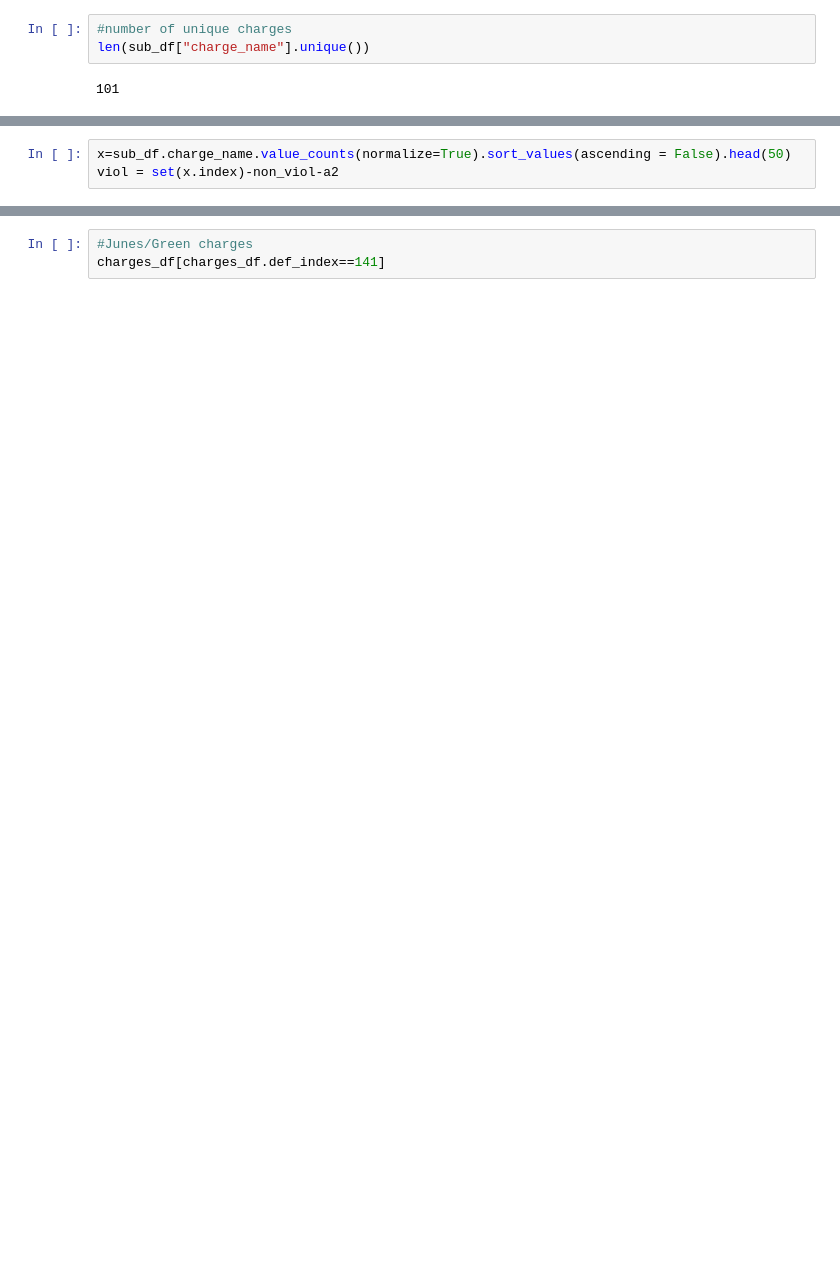
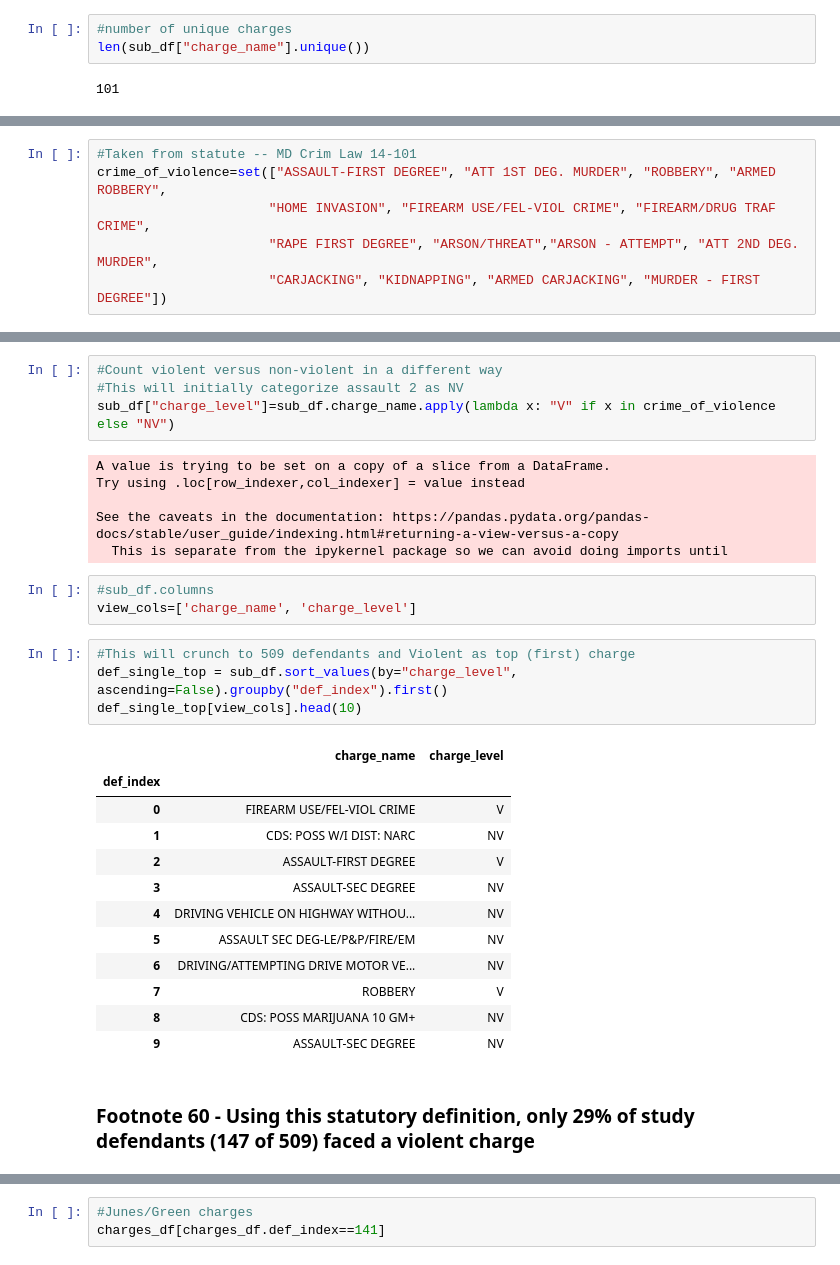
Before and after one commit to Colinstarger/Butterfly_in_COVID_Spring22, a Jupyter notebook: Black_Butterfly_Sp22_public.ipynb, the cells around one changed output, grey strips where cells are left out. Drawn from its saved outputs; the diff is of its cells as text; blank space fills up the shorter version.

```diff
--- a/Black_Butterfly_Sp22_public.ipynb
+++ b/Black_Butterfly_Sp22_public.ipynb
@@ -638,3 +676,0 @@ a2=set(['ASSAULT-SEC DEGREE'])
-# %%
-x=sub_df.charge_name.value_counts(normalize=True).sort_values(ascending = False).head(50)
-viol = set(x.index)-non_viol-a2
@@ -703,0 +679,6 @@ sub_df.charge_name.value_counts(normalize=True).sort_values(ascending = False).h
+# %%
+#Taken from statute -- MD Crim Law 14-101
+crime_of_violence=set(["ASSAULT-FIRST DEGREE", "ATT 1ST DEG. MURDER", "ROBBERY", "ARMED ROBBERY",
+                      "HOME INVASION", "FIREARM USE/FEL-VIOL CRIME", "FIREARM/DRUG TRAF CRIME",
+                      "RAPE FIRST DEGREE", "ARSON/THREAT","ARSON - ATTEMPT", "ATT 2ND DEG. MURDER",
+                      "CARJACKING", "KIDNAPPING", "ARMED CARJACKING", "MURDER - FIRST DEGREE"])
@@ -703,0 +697,32 @@ sub_df.charge_name.value_counts(normalize=True).sort_values(ascending = False).h
+# %%
+#Count violent versus non-violent in a different way
+#This will initially categorize assault 2 as NV
+sub_df["charge_level"]=sub_df.charge_name.apply(lambda x: "V" if x in crime_of_violence else "NV")
+# %% [output]
+A value is trying to be set on a copy of a slice from a DataFrame.
+Try using .loc[row_indexer,col_indexer] = value instead
+
+See the caveats in the documentation: https://pandas.pydata.org/pandas-docs/stable/user_guide/indexing.html#returning-a-view-versus-a-copy
+  This is separate from the ipykernel package so we can avoid doing imports until
+# %%
+#sub_df.columns
+view_cols=['charge_name', 'charge_level']
+# %%
+#This will crunch to 509 defendants and Violent as top (first) charge
+def_single_top = sub_df.sort_values(by="charge_level", ascending=False).groupby("def_index").first()
+def_single_top[view_cols].head(10)
+# %% [output]
+|  | charge_name | charge_level |
+| def_index |  |  |
+| 0 | FIREARM USE/FEL-VIOL CRIME | V |
+| 1 | CDS: POSS W/I DIST: NARC | NV |
+| 2 | ASSAULT-FIRST DEGREE | V |
+| 3 | ASSAULT-SEC DEGREE | NV |
+| 4 | DRIVING VEHICLE ON HIGHWAY WITHOU... | NV |
+| 5 | ASSAULT SEC DEG-LE/P&P/FIRE/EM | NV |
+| 6 | DRIVING/ATTEMPTING DRIVE MOTOR VE... | NV |
+| 7 | ROBBERY | V |
+| 8 | CDS: POSS MARIJUANA 10 GM+ | NV |
+| 9 | ASSAULT-SEC DEGREE | NV |
+# %% [markdown]
+### Footnote 60 - Using this statutory definition, only 29% of study defendants (147 of 509) faced a violent charge
```
Also changed, not shown: parts of 118 cells of this notebook.
